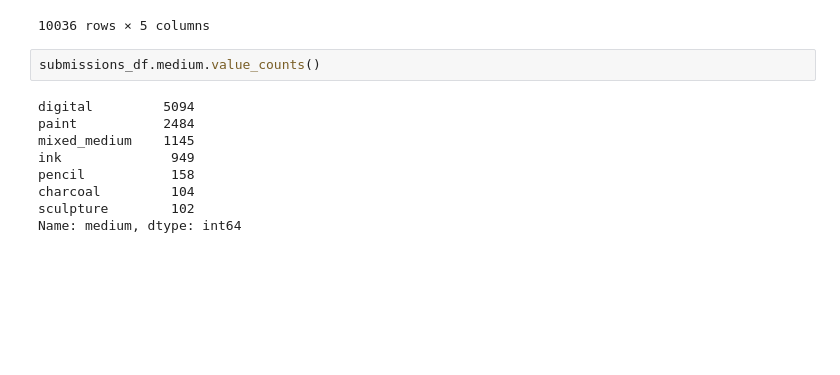
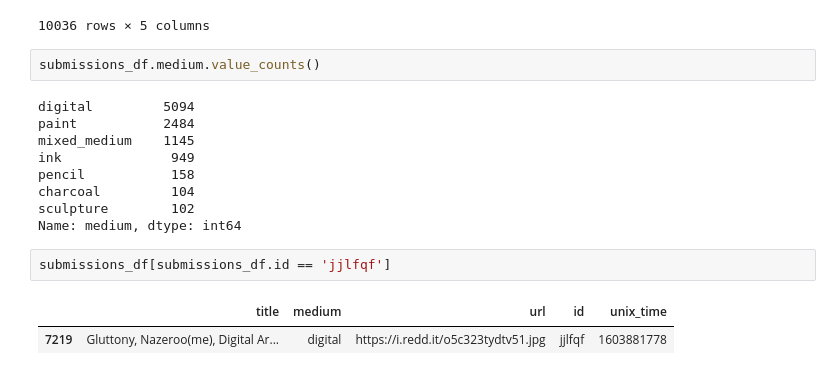
Before and after one commit to MWilliamson96/RedditArtClassifier, a Jupyter notebook: notebooks/exploratory/EDA_and_cleaning.ipynb, the cells around one changed output. Drawn from its saved outputs; the diff is of its cells as text; blank space fills up the shorter version.

```diff
--- a/notebooks/exploratory/EDA_and_cleaning.ipynb
+++ b/notebooks/exploratory/EDA_and_cleaning.ipynb
@@ -197,3 +197,8 @@ pencil           158
 charcoal         104
 sculpture        102
 Name: medium, dtype: int64
+# %%
+submissions_df[submissions_df.id == 'jjlfqf']
+# %% [output]
+|  | title | medium | url | id | unix_time |
+| 7219 | Gluttony, Nazeroo(me), Digital Ar... | digital | https://i.redd.it/o5c323tydtv51.jpg | jjlfqf | 1603881778 |
```
Also changed, not shown: parts of 3 cells of this notebook, 1 other file.
